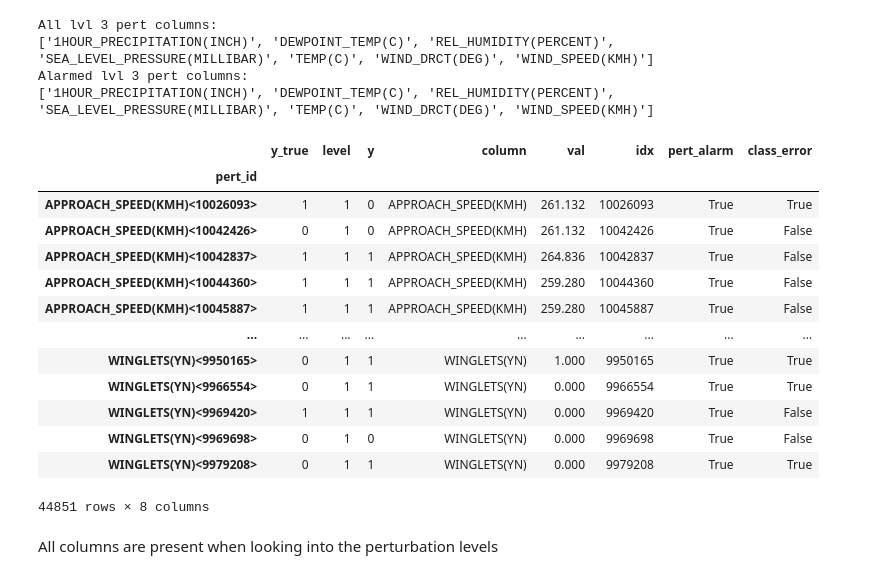
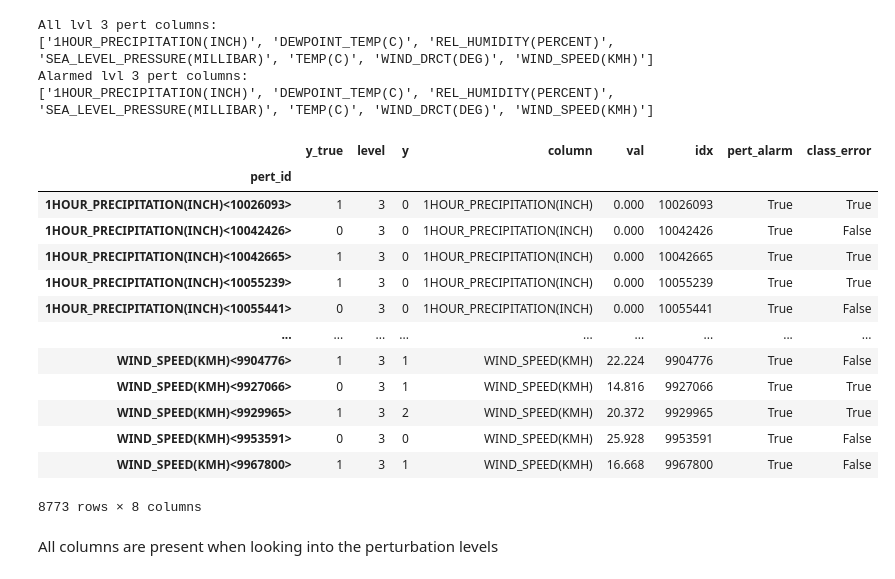
Before and after one commit to chrigHub/PertubationThesis, a Jupyter notebook: main/perturbation/02_perturbation_analysis_RF.ipynb, the cells around one changed output. Cells and saved outputs as stored; diff of their text form; code cells hidden in the pictures.

```diff
--- a/main/perturbation/02_perturbation_analysis_RF.ipynb
+++ b/main/perturbation/02_perturbation_analysis_RF.ipynb
@@ -404,22 +463,22 @@ All lvl 3 pert columns:
 Alarmed lvl 3 pert columns:
 ['1HOUR_PRECIPITATION(INCH)', 'DEWPOINT_TEMP(C)', 'REL_HUMIDITY(PERCENT)', 'SEA_LEVEL_PRESSURE(MILLIBAR)', 'TEMP(C)', 'WIND_DRCT(DEG)', 'WIND_SPEED(KMH)']
 # %%
-pert_view[(pert_view['level'] == 1) & pert_view['pert_alarm']]
+pert_view[(pert_view['level'] == 3) & pert_view['pert_alarm']]
 # %% [output]
 |  | y_true | level | y | column | val | idx | pert_alarm | class_error |
 | pert_id |  |  |  |  |  |  |  |  |
-| APPROACH_SPEED(KMH)<10026093> | 1 | 1 | 0 | APPROACH_SPEED(KMH) | 261.132 | 10026093 | True | True |
-| APPROACH_SPEED(KMH)<10042426> | 0 | 1 | 0 | APPROACH_SPEED(KMH) | 261.132 | 10042426 | True | False |
-| APPROACH_SPEED(KMH)<10042837> | 1 | 1 | 1 | APPROACH_SPEED(KMH) | 264.836 | 10042837 | True | False |
-| APPROACH_SPEED(KMH)<10044360> | 1 | 1 | 1 | APPROACH_SPEED(KMH) | 259.280 | 10044360 | True | False |
-| APPROACH_SPEED(KMH)<10045887> | 1 | 1 | 1 | APPROACH_SPEED(KMH) | 259.280 | 10045887 | True | False |
+| 1HOUR_PRECIPITATION(INCH)<10026093> | 1 | 3 | 0 | 1HOUR_PRECIPITATION(INCH) | 0.000 | 10026093 | True | True |
+| 1HOUR_PRECIPITATION(INCH)<10042426> | 0 | 3 | 0 | 1HOUR_PRECIPITATION(INCH) | 0.000 | 10042426 | True | False |
+| 1HOUR_PRECIPITATION(INCH)<10042665> | 1 | 3 | 0 | 1HOUR_PRECIPITATION(INCH) | 0.000 | 10042665 | True | True |
+| 1HOUR_PRECIPITATION(INCH)<10055239> | 1 | 3 | 0 | 1HOUR_PRECIPITATION(INCH) | 0.000 | 10055239 | True | True |
+| 1HOUR_PRECIPITATION(INCH)<10055441> | 0 | 3 | 0 | 1HOUR_PRECIPITATION(INCH) | 0.000 | 10055441 | True | False |
 | ... | ... | ... | ... | ... | ... | ... | ... | ... |
-| WINGLETS(YN)<9950165> | 0 | 1 | 1 | WINGLETS(YN) | 1.000 | 9950165 | True | True |
-| WINGLETS(YN)<9966554> | 0 | 1 | 1 | WINGLETS(YN) | 0.000 | 9966554 | True | True |
-| WINGLETS(YN)<9969420> | 1 | 1 | 1 | WINGLETS(YN) | 0.000 | 9969420 | True | False |
-| WINGLETS(YN)<9969698> | 0 | 1 | 0 | WINGLETS(YN) | 0.000 | 9969698 | True | False |
-| WINGLETS(YN)<9979208> | 0 | 1 | 1 | WINGLETS(YN) | 0.000 | 9979208 | True | True |
+| WIND_SPEED(KMH)<9904776> | 1 | 3 | 1 | WIND_SPEED(KMH) | 22.224 | 9904776 | True | False |
+| WIND_SPEED(KMH)<9927066> | 0 | 3 | 1 | WIND_SPEED(KMH) | 14.816 | 9927066 | True | True |
+| WIND_SPEED(KMH)<9929965> | 1 | 3 | 2 | WIND_SPEED(KMH) | 20.372 | 9929965 | True | True |
+| WIND_SPEED(KMH)<9953591> | 0 | 3 | 0 | WIND_SPEED(KMH) | 25.928 | 9953591 | True | False |
+| WIND_SPEED(KMH)<9967800> | 1 | 3 | 1 | WIND_SPEED(KMH) | 16.668 | 9967800 | True | False |
-44851 rows × 8 columns
+8773 rows × 8 columns
 # %% [markdown]
 All columns are present when looking into the perturbation levels
 # %%
```
Also changed, not shown: parts of 44 cells of this notebook, 9 other files.
